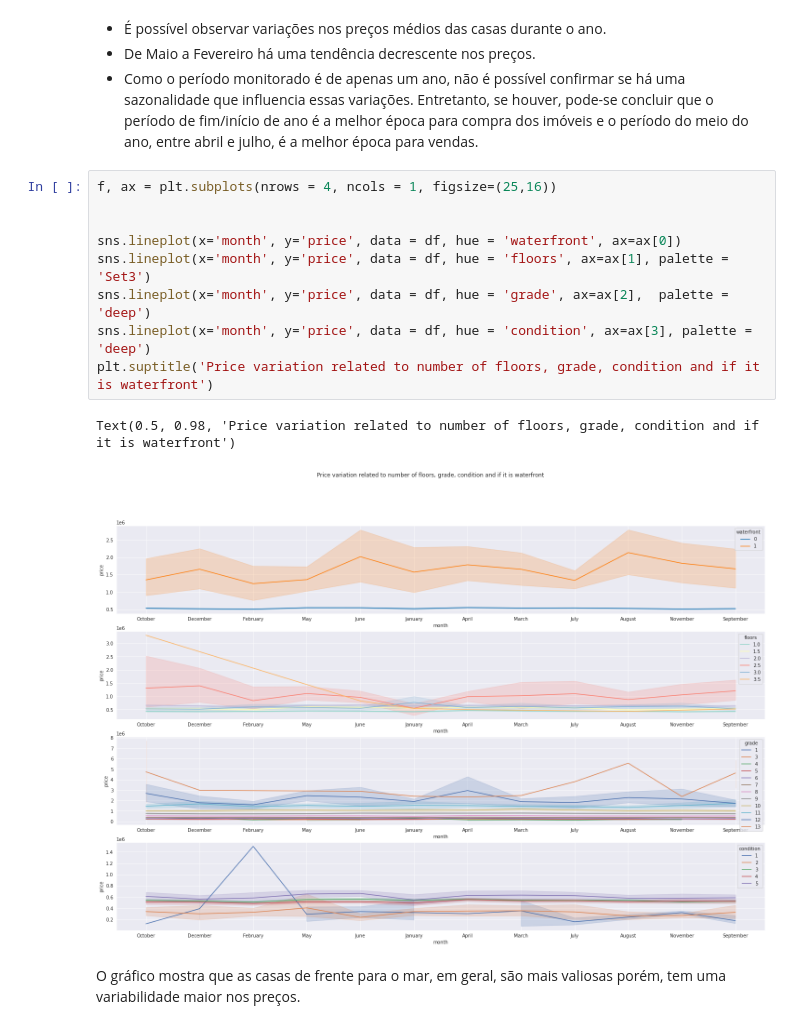
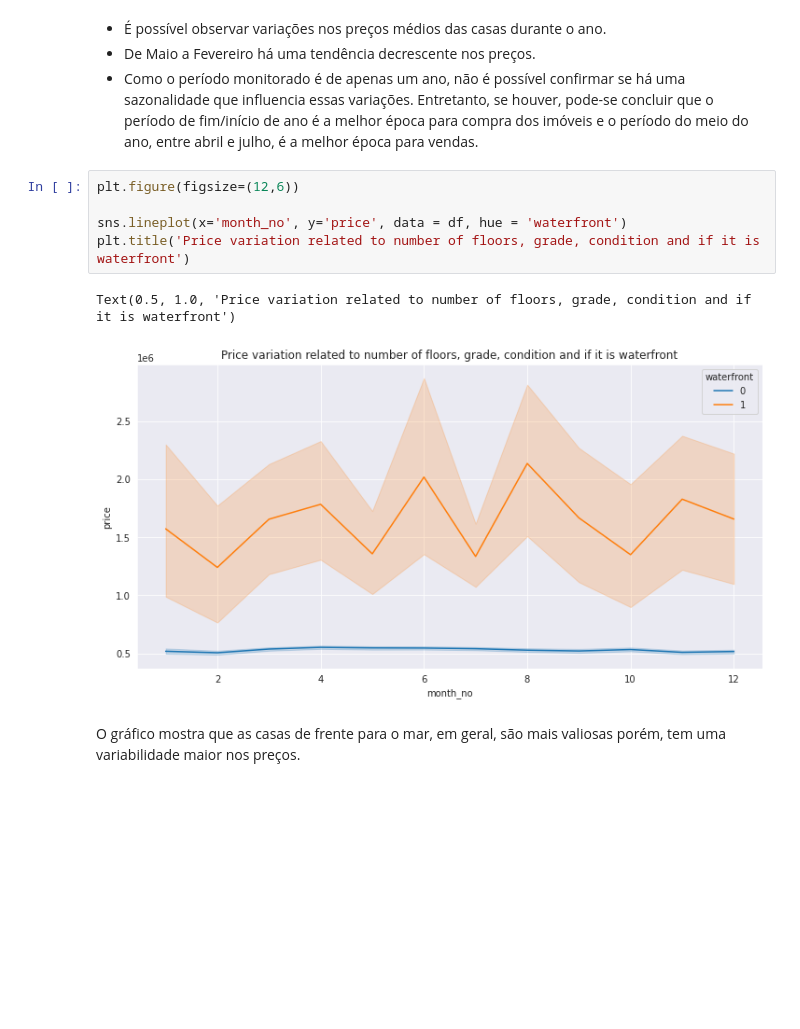
Before and after one commit to GabrielG16/HouseRocket-Pricing, a Jupyter notebook: Insights.ipynb, the cells around one changed output. Cells and saved outputs as stored; diff of their text form; blank space fills up the shorter version.

```diff
--- a/Insights.ipynb
+++ b/Insights.ipynb
@@ -148,17 +148,13 @@ for v in range(2,12,3):
 * De Maio a Fevereiro há uma tendência decrescente nos preços.
 * Como o período monitorado é de apenas um ano, não é possível confirmar se há uma sazonalidade que influencia essas variações. Entretanto, se houver, pode-se concluir que o período de fim/início de ano é a melhor época para compra dos imóveis e o período do meio do ano, entre abril e julho, é a melhor época para vendas.
 # %%
-f, ax = plt.subplots(nrows = 4, ncols = 1, figsize=(25,16))
+plt.figure(figsize=(12,6))
 
-
-sns.lineplot(x='month', y='price', data = df, hue = 'waterfront', ax=ax[0])
-sns.lineplot(x='month', y='price', data = df, hue = 'floors', ax=ax[1], palette = 'Set3')
-sns.lineplot(x='month', y='price', data = df, hue = 'grade', ax=ax[2],  palette = 'deep')
-sns.lineplot(x='month', y='price', data = df, hue = 'condition', ax=ax[3], palette = 'deep')
-plt.suptitle('Price variation related to number of floors, grade, condition and if it is waterfront')
+sns.lineplot(x='month_no', y='price', data = df, hue = 'waterfront')
+plt.title('Price variation related to number of floors, grade, condition and if it is waterfront')
 # %% [output]
-Text(0.5, 0.98, 'Price variation related to number of floors, grade, condition and if it is waterfront')
+Text(0.5, 1.0, 'Price variation related to number of floors, grade, condition and if it is waterfront')
-[figure, old version]
+[figure, new version]
 # %% [markdown]
 O gráfico mostra que as casas de frente para o mar, em geral, são mais valiosas porém, tem uma variabilidade maior nos preços.
 # %%
```
Also changed, not shown: parts of 27 cells of this notebook, 1 other file.
